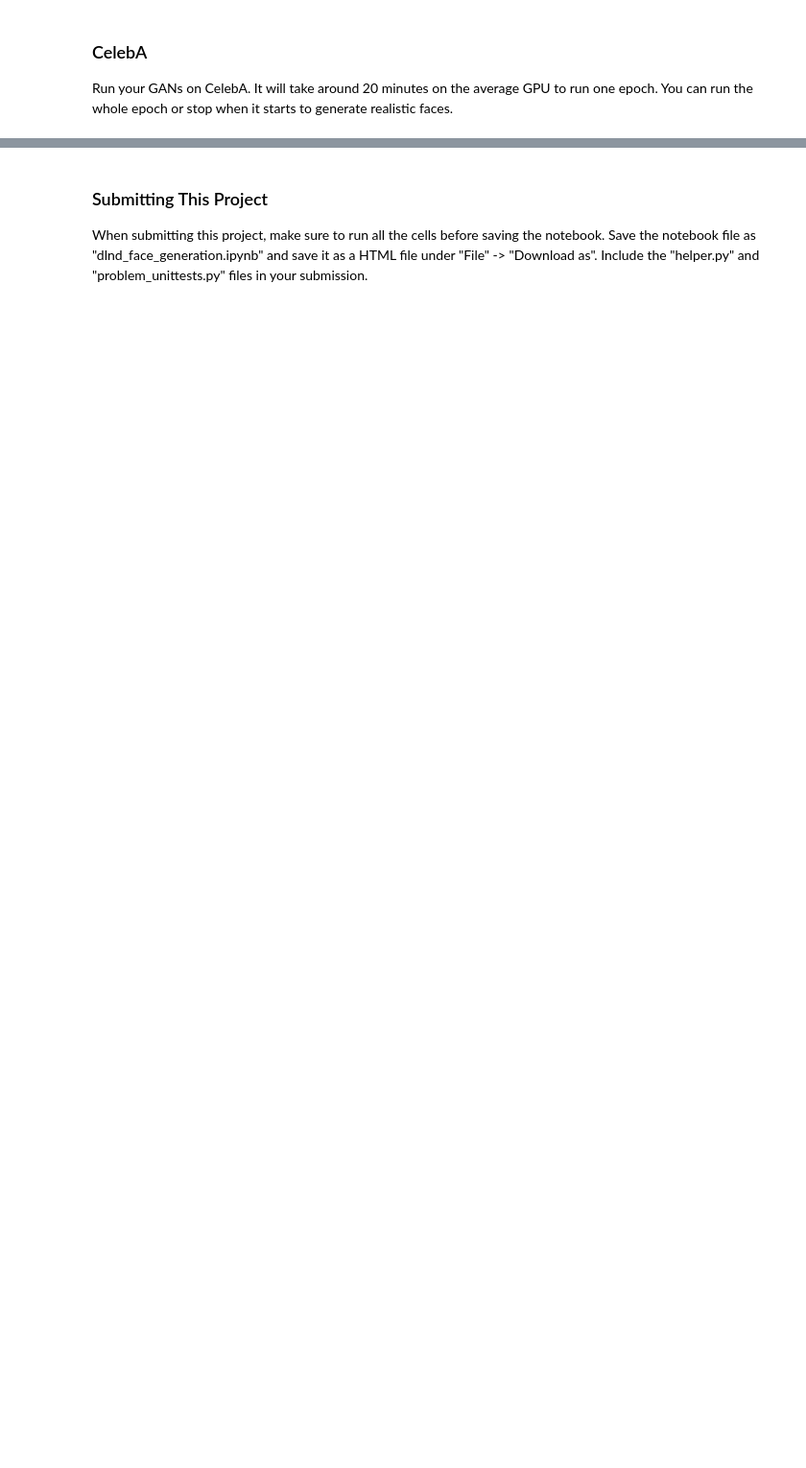
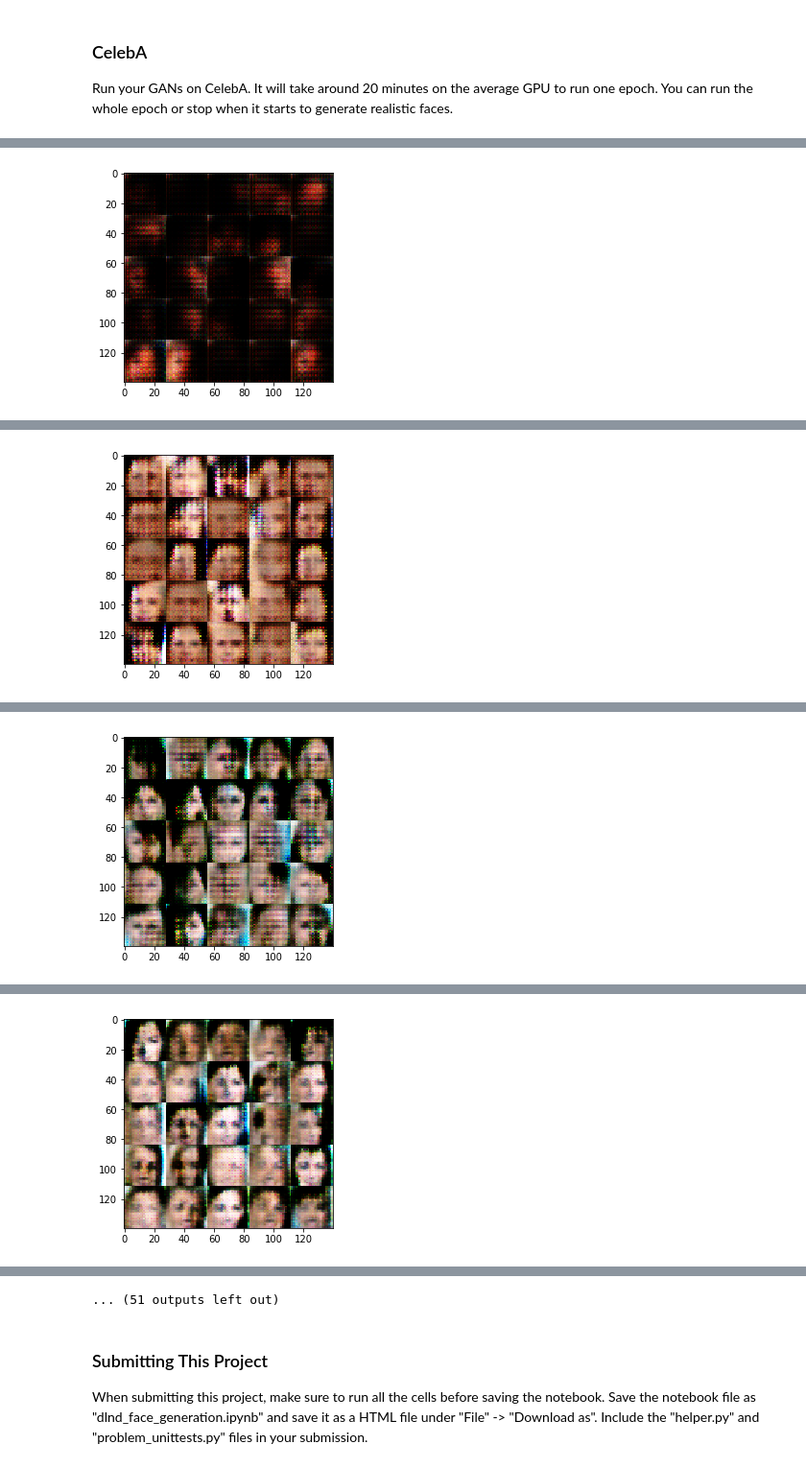
Before and after one commit to herzogmartin/face_generation_project, a Jupyter notebook: dlnd_face_generation.ipynb, the cells around one changed output, grey strips where cells are left out. Shown at 96% size. Drawn from its saved outputs; the diff is of its cells as text; code cells hidden in the pictures; blank space fills up the shorter version.

```diff
--- a/dlnd_face_generation.ipynb
+++ b/dlnd_face_generation.ipynb
@@ -475,10 +474,10 @@ Epoch 1/2... Discriminator Loss: 0.0002... Generator Loss: 9.0697
 ### CelebA
 Run your GANs on CelebA.  It will take around 20 minutes on the average GPU to run one epoch.  You can run the whole epoch or stop when it starts to generate realistic faces.
 # %%
-batch_size = None
-z_dim = None
-learning_rate = None
-beta1 = None
+batch_size = 64
+z_dim = 100
+learning_rate = 0.002
+beta1 = 0.5
 
 
 """
@@ -490,3 +489,4 @@ celeba_dataset = helper.Dataset('celeba', glob(os.path.join(data_dir, 'img_align
 with tf.Graph().as_default():
     train(epochs, batch_size, z_dim, learning_rate, beta1, celeba_dataset.get_batches,
           celeba_dataset.shape, celeba_dataset.image_mode)
+# %% [output]
@@ -492,0 +503 @@ with tf.Graph().as_default():
+[figure, added]
@@ -492,0 +514 @@ with tf.Graph().as_default():
+[figure, added]
@@ -492,0 +525 @@ with tf.Graph().as_default():
+[figure, added]
@@ -492,0 +536 @@ with tf.Graph().as_default():
+[figure, added]
@@ -493,3 +559,4 @@ with tf.Graph().as_default():
+... (51 outputs left out)
 # %% [markdown]
 ### Submitting This Project
 When submitting this project, make sure to run all the cells before saving the notebook. Save the notebook file as "dlnd_face_generation.ipynb" and save it as a HTML file under "File" -> "Download as". Include the "helper.py" and "problem_unittests.py" files in your submission.
```
Also changed, not shown: parts of 6 cells of this notebook, 3 other files.
